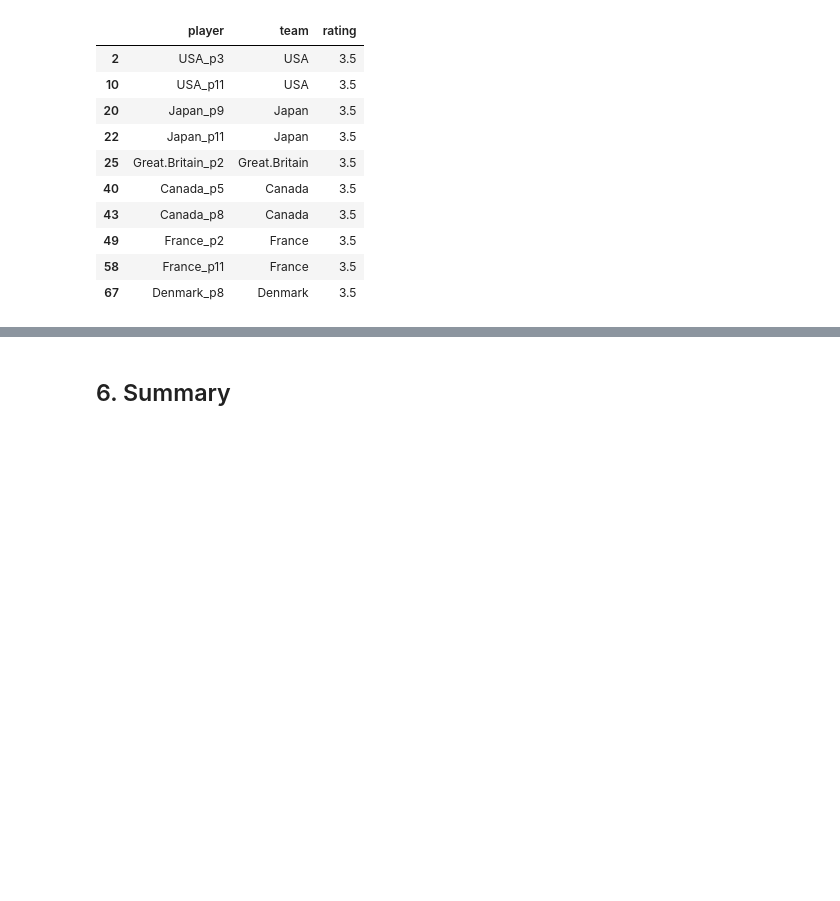
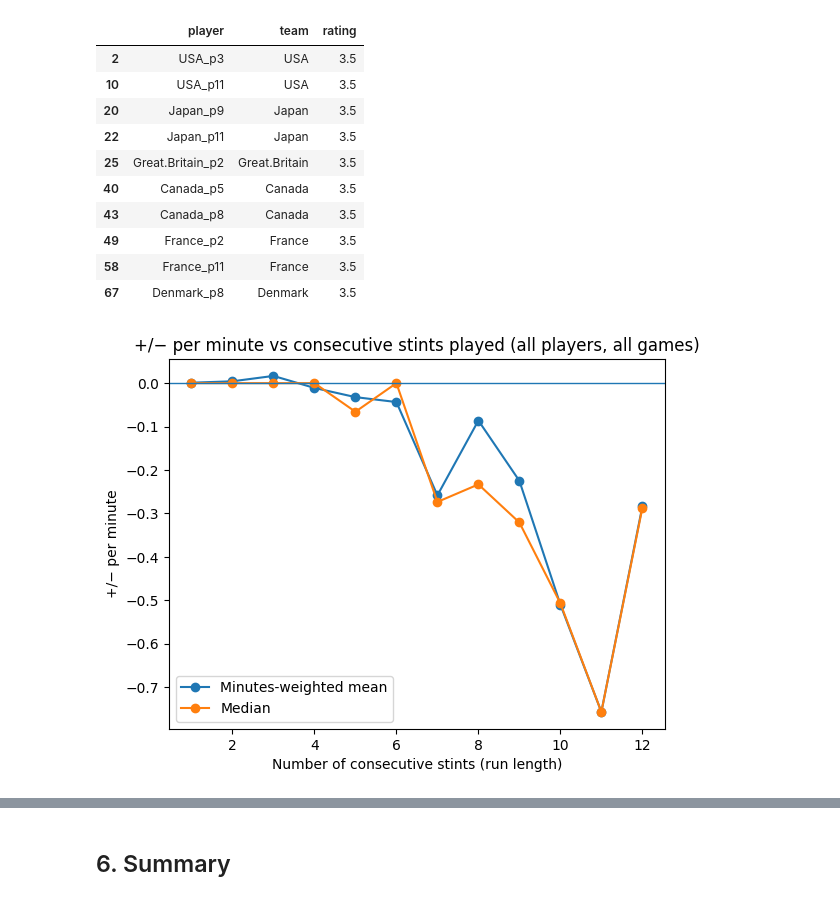
Before and after one commit to johngreenough/SportsModule, a Jupyter notebook: dataAnalysis.ipynb, the cells around one changed output, grey strips where cells are left out. Cells and saved outputs as stored; diff of their text form; code cells hidden in the pictures; blank space fills up the shorter version.

```diff
--- a/dataAnalysis.ipynb
+++ b/dataAnalysis.ipynb
@@ -395,3 +395,82 @@ Top 10 Highest Rated Players:
 | 49 | France_p2 | France | 3.5 |
 | 58 | France_p11 | France | 3.5 |
 | 67 | Denmark_p8 | Denmark | 3.5 |
+# %%
+import pandas as pd
+import numpy as np
+import matplotlib.pyplot as plt
+
+stints = pd.read_csv("/Users/matthewstebelsky/SportsModule/data/stint_data.csv")
+
+HOME = ["home1","home2","home3","home4"]
+AWAY = ["away1","away2","away3","away4"]
+
+# stints are already in order -> create stint index within each game
+stints["stint_idx"] = stints.groupby("game_id").cumcount() + 1
+
+# --- expand to player appearances with pm/min (player's team perspective) ---
+rows = []
+for r in stints.itertuples(index=False):
+    if r.minutes <= 0:
+        continue
+
+    pm_home = (r.h_goals - r.a_goals) / r.minutes
+    pm_away = -pm_home
+
+    for c in HOME:
+        rows.append((getattr(r, c), r.game_id, r.stint_idx, r.minutes, pm_home))
+    for c in AWAY:
+        rows.append((getattr(r, c), r.game_id, r.stint_idx, r.minutes, pm_away))
+
+player_pm = pd.DataFrame(rows, columns=["player","game_id","stint_idx","minutes","pm_per_min"])
+player_pm = player_pm.sort_values(["player","game_id","stint_idx"]).reset_index(drop=True)
+
+# --- collapse consecutive stints (runs) for each player within each game ---
+def runs_for_player_game(g):
+    g = g.sort_values("stint_idx").copy()
+    new_run = g["stint_idx"].ne(g["stint_idx"].shift() + 1)
+    g["run_id"] = new_run.cumsum()
+
+    runs = (
+        g.groupby("run_id", as_index=False)
+         .agg(
+             run_len=("stint_idx", lambda s: int(s.max() - s.min() + 1)),
+             minutes=("minutes", "sum"),
+             pm_per_min=("pm_per_min", lambda s: np.average(s, weights=g.loc[s.index, "minutes"]))
+         )
+    )
+    return runs[["run_len","minutes","pm_per_min"]]
+
+runs = (
+    player_pm.groupby(["player","game_id"], group_keys=False)
+             .apply(runs_for_player_game)
+             .reset_index(drop=True)
+)
+
+# --- aggregate across ALL runs: y = avg +/- per minute, x = run length ---
+trend = (
+    runs.groupby("run_len")
+        .apply(lambda g: pd.Series({
+            "mean_pm_per_min": np.average(g["pm_per_min"], weights=g["minutes"]),
+            "median_pm_per_min": g["pm_per_min"].median(),
+            "n_runs": len(g),
+            "total_minutes": g["minutes"].sum(),
+        }))
+        .reset_index()
+        .sort_values("run_len")
+)
+
+# --- visualize ---
+plt.figure()
+plt.plot(trend["run_len"], trend["mean_pm_per_min"], marker="o", label="Minutes-weighted mean")
+plt.plot(trend["run_len"], trend["median_pm_per_min"], marker="o", label="Median")
+plt.axhline(0, linewidth=1)
+plt.title("+/− per minute vs consecutive stints played (all players, all games)")
+plt.xlabel("Number of consecutive stints (run length)")
+plt.ylabel("+/− per minute")
+plt.legend()
+plt.show()
+
+trend
+# %% [output]
+[figure, added]
```
Also changed, not shown: parts of 5 cells of this notebook.
